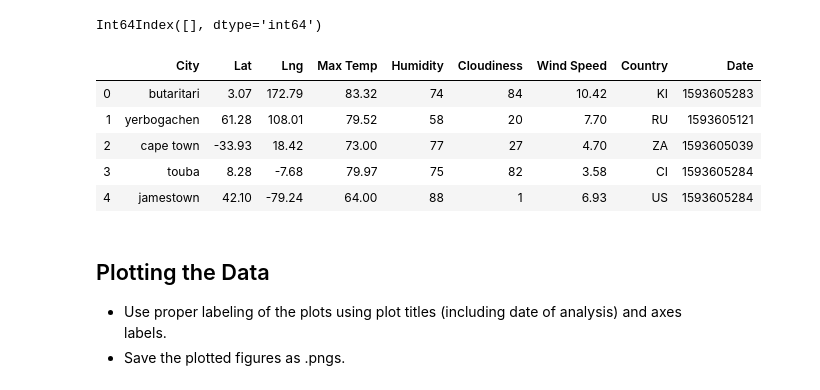
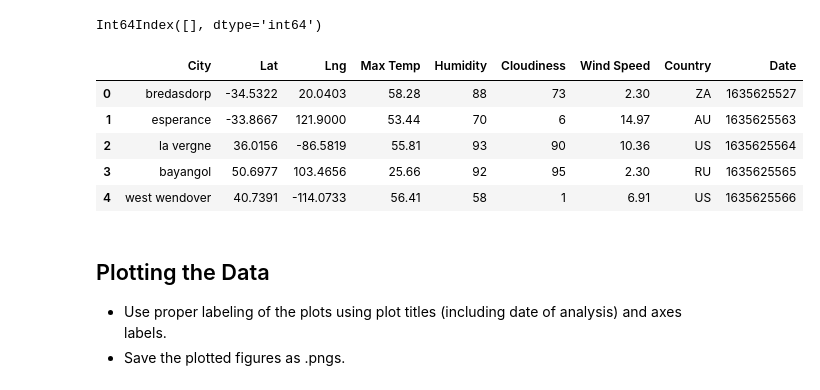
Before and after one commit to Andunguh/python-api-challenge, a Jupyter notebook: WeatherPy.ipynb, the cells around one changed output. Drawn from its saved outputs; the diff is of its cells as text; code cells hidden in the pictures.

```diff
--- a/WeatherPy.ipynb
+++ b/WeatherPy.ipynb
@@ -102,0 +62,19 @@ print(f"The temperature information received is: {temp}")
+# %%
+# list to hold Lat, Lng, Max Temp, Humidity, Cloudiness, Wind Speed,
+    # Country, Date
+lat = []
+lng = []
+maxTemp = []
+humidity = []
+clouds = []
+windSpeed = []
+country = []
+date= []
+index = [0]
+found_cities = []
+
+# set count
+count = 1
+
+
+url = "http://api.openweathermap.org/data/2.5/weather?"
@@ -125,0 +128,17 @@ print(f"The temperature information received is: {temp}")
+# %%
+cityDataDF = pd.DataFrame(
+    {
+    "City": found_cities,
+    "Lat": lat,
+    "Lng": lng,
+    "Max Temp": maxTemp,
+    "Humidity": humidity,
+    "Cloudiness": clouds,
+    "Wind Speed": windSpeed,
+    "Country": country,
+    "Date": date
+    }
+)
+# %%
+cityDataDF = pd.DataFrame(cityDataDF)
+cityDataDF.head()
@@ -141,14 +168,19 @@ Skip this step if there are no cities that have humidity > 100%.
 # %%
 #  Get the indices of cities that have humidity over 100%.
+
+dirty_cityDataDF = cityDataDF[(cityDataDF["Humidity"] > 100)].index
+print(dirty_cityDataDF)
 # %% [output]
 Int64Index([], dtype='int64')
 # %%
 # Make a new DataFrame equal to the city data to drop all humidity outliers by index.
 # Passing "inplace=False" will make a copy of the city_data DataFrame, which we call "clean_city_data".
+clean_cityDataDF = cityDataDF.drop(dirty_cityDataDF, inplace=False)
+clean_cityDataDF.head()
 # %% [output]
 |  | City | Lat | Lng | Max Temp | Humidity | Cloudiness | Wind Speed | Country | Date |
-| 0 | butaritari | 3.07 | 172.79 | 83.32 | 74 | 84 | 10.42 | KI | 1593605283 |
-| 1 | yerbogachen | 61.28 | 108.01 | 79.52 | 58 | 20 | 7.70 | RU | 1593605121 |
-| 2 | cape town | -33.93 | 18.42 | 73.00 | 77 | 27 | 4.70 | ZA | 1593605039 |
-| 3 | touba | 8.28 | -7.68 | 79.97 | 75 | 82 | 3.58 | CI | 1593605284 |
-| 4 | jamestown | 42.10 | -79.24 | 64.00 | 88 | 1 | 6.93 | US | 1593605284 |
+| 0 | bredasdorp | -34.5322 | 20.0403 | 58.28 | 88 | 73 | 2.30 | ZA | 1635625527 |
+| 1 | esperance | -33.8667 | 121.9000 | 53.44 | 70 | 6 | 14.97 | AU | 1635625563 |
+| 2 | la vergne | 36.0156 | -86.5819 | 55.81 | 93 | 90 | 10.36 | US | 1635625564 |
+| 3 | bayangol | 50.6977 | 103.4656 | 25.66 | 92 | 95 | 2.30 | RU | 1635625565 |
+| 4 | west wendover | 40.7391 | -114.0733 | 56.41 | 58 | 1 | 6.91 | US | 1635625566 |
```
Also changed, not shown: parts of 39 cells of this notebook, 5 other files.
